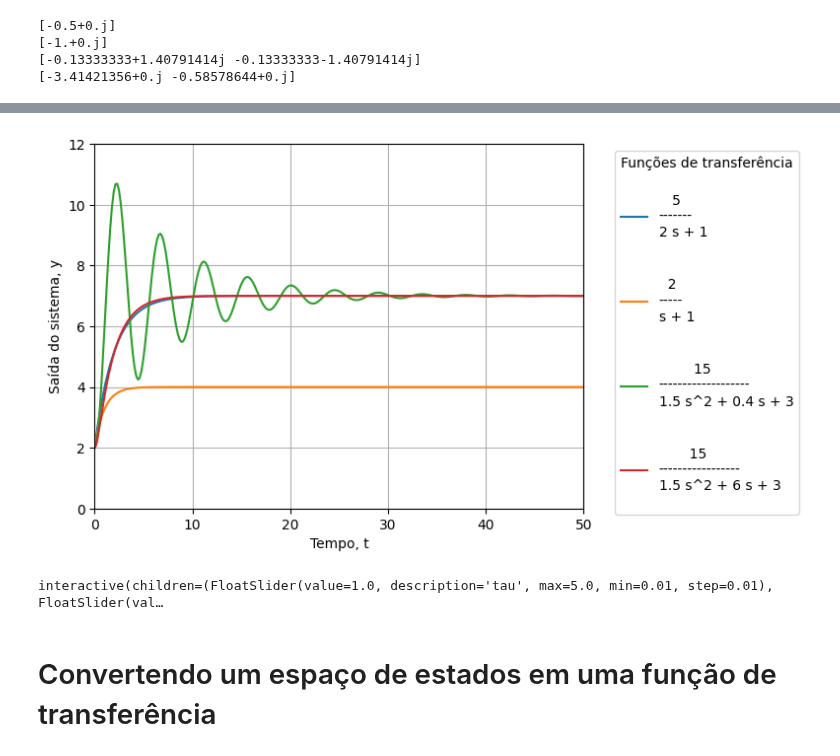
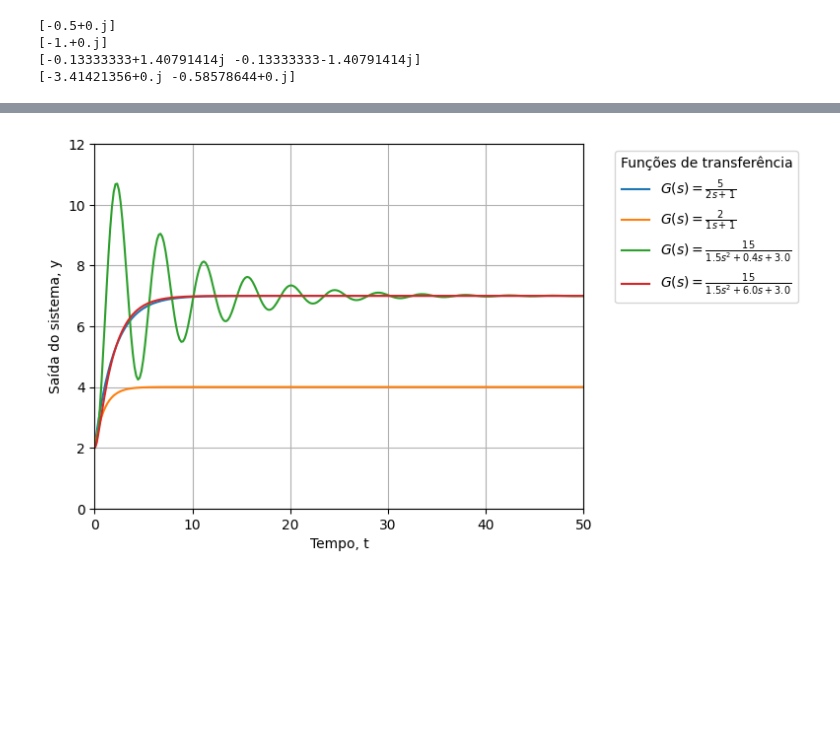
Before and after one commit to juliosdutra/Controle_de_Processos_UFES, a Jupyter notebook: 3.Transfer-functions/Função_de_transferência.ipynb, the cells around one changed output, grey strips where cells are left out. Saved outputs shown, nothing was run; the diff lists cells and outputs as text; code cells hidden in the pictures; blank space fills up the shorter version.

```diff
--- a/3.Transfer-functions/Função_de_transferência.ipynb
+++ b/3.Transfer-functions/Função_de_transferência.ipynb
@@ -7,0 +8,15 @@
+# %%
+from scipy import signal
+
+# Definindo os parâmetros
+K = 1.0        # Ganho
+tau = 1.0      # Período
+xi = 0.7       # Fator de amortecimento
+
+# Definindo o numerador e denominador
+num = [K]  # Numerador
+den = [tau**2, 2*xi*tau, 1]  # Denominador
+
+# Criando a função de transferência
+G = signal.TransferFunction(num, den)
+G
@@ -66,36 +83,28 @@ ct.pzmap(G5);
 # %%
 # Resposta ao degrau (step)
 delta = 1
 y0 = 2
 for g in G:
+  # Resposta ao degrau
   t, y = ct.step_response(g, T=50)
-  plt.plot(t, y0 + delta*y, label = g)
+
+  # Obtém os coeficientes do numerador e denominador para exibir na legenda
+  num = g.num[0][0]  # Coeficientes do numerador
+  den = g.den[0][0]  # Coeficientes do denominador
+
+  # Formatação da legenda dependendo da ordem
+  if len(den) == 2:  # Sistema de 1ª ordem
+      label_text = rf"$G(s) = \frac{{{num[0]}}}{{{den[0]}s + {den[1]}}}$"
+  elif len(den) == 3:  # Sistema de 2ª ordem
+      label_text = rf"$G(s) = \frac{{{num[0]}}}{{{den[0]}s^2 + {den[1]}s + {den[2]}}}$"
+
+  # Saída gráfica
+  plt.plot(t, y0 + delta*y, label = label_text)
+
 plt.xlabel('Tempo, t')
 plt.ylabel('Saída do sistema, y')
 plt.legend(title="Funções de transferência", bbox_to_anchor=(1.05, 1), loc='upper left')
 plt.axis([0, 50, 0, 12])
 plt.grid()
 # %% [output]
-[figure, old version]
+[figure, new version]
-# %%
-# Simulação interativa
-from ipywidgets import interact, widgets
-
-def simula_2ordem(tau, fator_xi):
-  K = 1.
-  xi = fator_xi
-  G = ct.tf(K,[tau**2, 2*xi*tau, 1])
-  t, y = ct.step_response(G)
-  plt.plot(t,y)
-  plt.grid()
-  plt.xlabel('Tempo, t')
-  plt.ylabel('Saída do sistema, y')
-  plt.show()
-
-interact(simula_2ordem,
-         tau = widgets.FloatSlider(min=0.01, max=5, step=0.01, value=1.0),
-         fator_xi = widgets.FloatSlider(min=0, max=1.5, step=0.01, value=1.0));
-# %% [output]
-interactive(children=(FloatSlider(value=1.0, description='tau', max=5.0, min=0.01, step=0.01), FloatSlider(val…
-# %% [markdown]
-# Convertendo um espaço de estados em uma função de transferência
```
Also changed, not shown: parts of 13 cells of this notebook.
